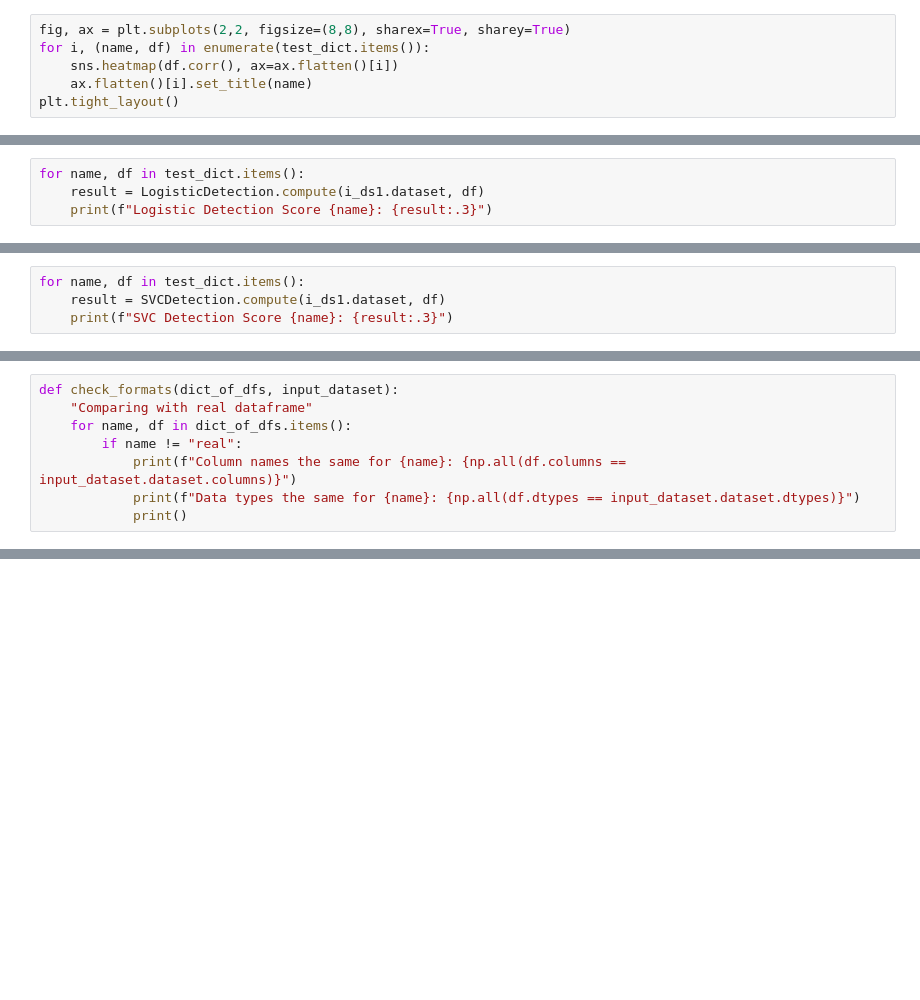
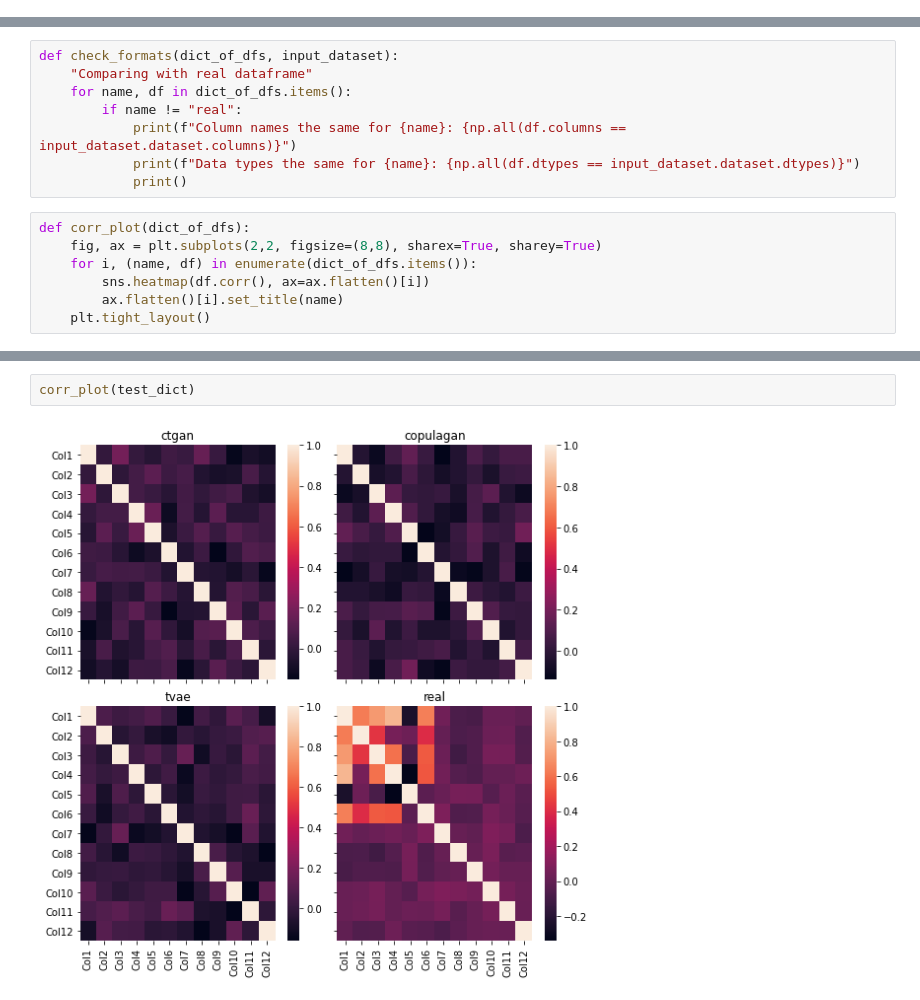
Before and after one commit to jamestgodwin/synthetic_data, a Jupyter notebook: notebooks/Test_CTGAN.ipynb, the cells around one changed output, grey strips where cells are left out. Cells and saved outputs as stored; diff of their text form; blank space fills up the shorter version.

```diff
--- a/notebooks/Test_CTGAN.ipynb
+++ b/notebooks/Test_CTGAN.ipynb
@@ -150,6 +67,0 @@ compare_methods('Col2', 'Col3')
-# %%
-fig, ax = plt.subplots(2,2, figsize=(8,8), sharex=True, sharey=True)
-for i, (name, df) in enumerate(test_dict.items()):
-    sns.heatmap(df.corr(), ax=ax.flatten()[i])
-    ax.flatten()[i].set_title(name)
-plt.tight_layout()
@@ -165,4 +71,0 @@ from sklearn.model_selection import train_test_split
-# %%
-for name, df in test_dict.items():
-    result = LogisticDetection.compute(i_ds1.dataset, df)
-    print(f"Logistic Detection Score {name}: {result:.3}")
@@ -174,4 +71,0 @@ Logistic Detection Score real: 1.0
-# %%
-for name, df in test_dict.items():
-    result = SVCDetection.compute(i_ds1.dataset, df)
-    print(f"SVC Detection Score {name}: {result:.3}")
@@ -228,3 +84,10 @@ def check_formats(dict_of_dfs, input_dataset):
             print(f"Column names the same for {name}: {np.all(df.columns == input_dataset.dataset.columns)}")
             print(f"Data types the same for {name}: {np.all(df.dtypes == input_dataset.dataset.dtypes)}")
             print()
+# %%
+def corr_plot(dict_of_dfs):
+    fig, ax = plt.subplots(2,2, figsize=(8,8), sharex=True, sharey=True)
+    for i, (name, df) in enumerate(dict_of_dfs.items()):
+        sns.heatmap(df.corr(), ax=ax.flatten()[i])
+        ax.flatten()[i].set_title(name)
+    plt.tight_layout()
@@ -231 +139,5 @@ def check_formats(dict_of_dfs, input_dataset):
+# %%
+corr_plot(test_dict)
+# %% [output]
+[figure, added]
 # %%
```
Also changed, not shown: parts of 33 cells of this notebook.
